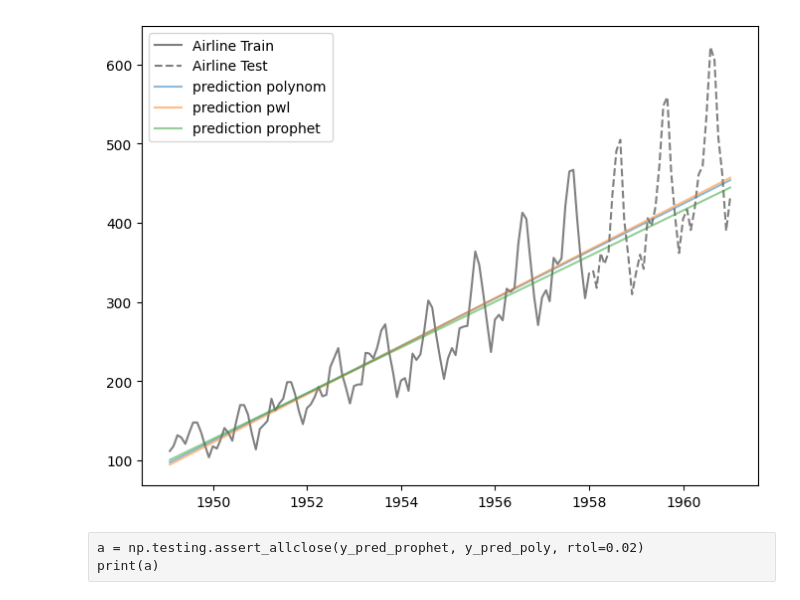
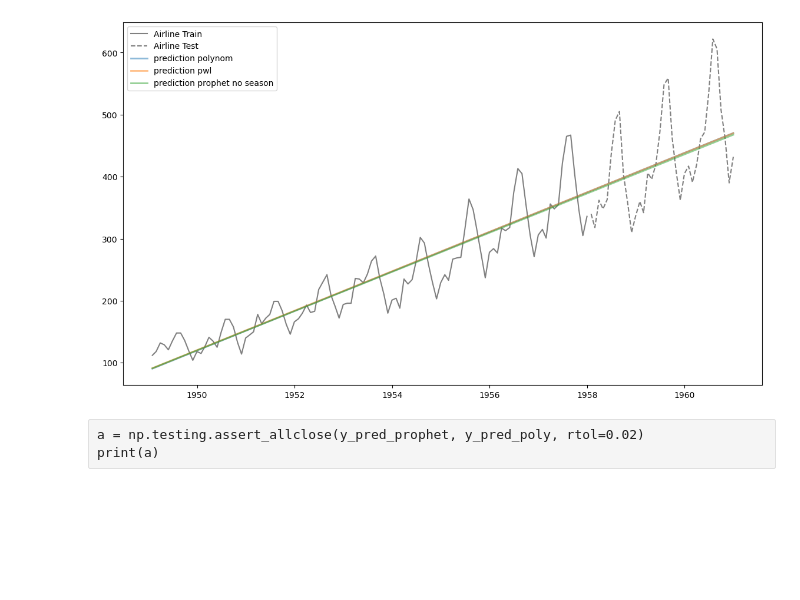
Before and after one commit to sbuse/ts_forecasting, a Jupyter notebook: sktime_tests/working_on_sktime/piecewise detrend airline.ipynb, the cells around one changed output. Cells and saved outputs as stored; diff of their text form; code cells hidden in the pictures; blank space fills up the shorter version.

```diff
--- a/sktime_tests/working_on_sktime/piecewise detrend airline.ipynb
+++ b/sktime_tests/working_on_sktime/piecewise detrend airline.ipynb
@@ -20,27 +20,27 @@ changepoint_prior_scale = 0.001
 
 fh = ForecastingHorizon(y.index, is_relative=False)
 
-prophet = Prophet(
+pNoSeason = Prophet(
     daily_seasonality=False,
     weekly_seasonality=False,
     yearly_seasonality=False,
     changepoint_prior_scale=changepoint_prior_scale
 )
-pwl =  PiecewiseLinearTrendForecaster(changepoint_prior_scale=changepoint_prior_scale)
+pwl =  ProphetPiecewiseLinearTrendForecaster(changepoint_prior_scale=changepoint_prior_scale)
 poly = PolynomialTrendForecaster(degree=1)
 
 np.random.seed(1000)
 
 y_pred_pwl  = pwl.fit(y_train).predict(fh)
 y_pred_poly = poly.fit(y_train).predict(fh)
-y_pred_prophet  = prophet.fit(y_train).predict(fh)
+y_pred_pNoSeason  = pNoSeason.fit(y_train).predict(fh)
 
-fig, ax = plt.subplots(figsize=(8, 6))
+fig, ax = plt.subplots(figsize=(14, 8))
 plt.plot(y_train, color='grey', label="Airline Train")
 plt.plot(y_test, color='grey', linestyle="--", label="Airline Test")
-plt.plot(y_pred_poly,label="prediction polynom", alpha=0.5)
-plt.plot(y_pred_pwl,label="prediction pwl", alpha=0.5)
-plt.plot(y_pred_prophet,label="prediction prophet", alpha=0.5)
+plt.plot(y_pred_poly,label="prediction polynom", alpha=0.5, linewidth=2)
+plt.plot(y_pred_pwl,label="prediction pwl", alpha=0.5, linewidth=2)
+plt.plot(y_pred_pNoSeason,label="prediction prophet no season", alpha=0.5, linewidth=2)
 
 plt.legend()
 plt.show()
@@ -60,4 +60,4 @@ Optimization terminated abnormally. Falling back to Newton.
-[figure, old version]
+[figure, new version]
 # %% [raw]
 a = np.testing.assert_allclose(y_pred_prophet, y_pred_poly, rtol=0.02)
 print(a)
```
Also changed, not shown: parts of 2 cells of this notebook, 3 other files.
